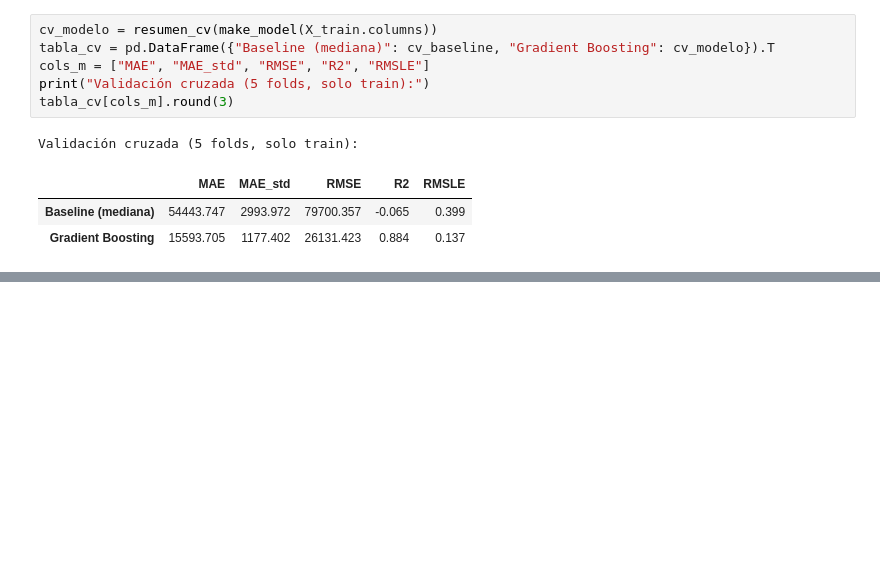
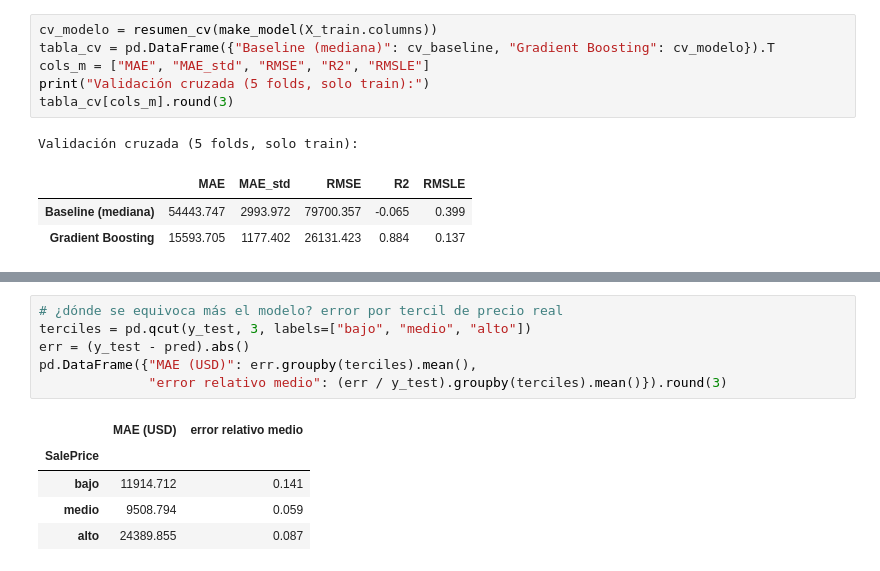
Before and after one commit to SebasGomez4/Proyecto_Modelos_I, a Jupyter notebook: fase-1/notebook.ipynb, the cells around one changed output, grey strips where cells are left out. Cells and saved outputs as stored; diff of their text form; blank space fills up the shorter version.

```diff
--- a/fase-1/notebook.ipynb
+++ b/fase-1/notebook.ipynb
@@ -474,0 +500,12 @@ Validación cruzada (5 folds, solo train):
+# %%
+# ¿dónde se equivoca más el modelo? error por tercil de precio real
+terciles = pd.qcut(y_test, 3, labels=["bajo", "medio", "alto"])
+err = (y_test - pred).abs()
+pd.DataFrame({"MAE (USD)": err.groupby(terciles).mean(),
+              "error relativo medio": (err / y_test).groupby(terciles).mean()}).round(3)
+# %% [output]
+|  | MAE (USD) | error relativo medio |
+| SalePrice |  |  |
+| bajo | 11914.712 | 0.141 |
+| medio | 9508.794 | 0.059 |
+| alto | 24389.855 | 0.087 |
```
Also changed, not shown: parts of 10 cells of this notebook.
